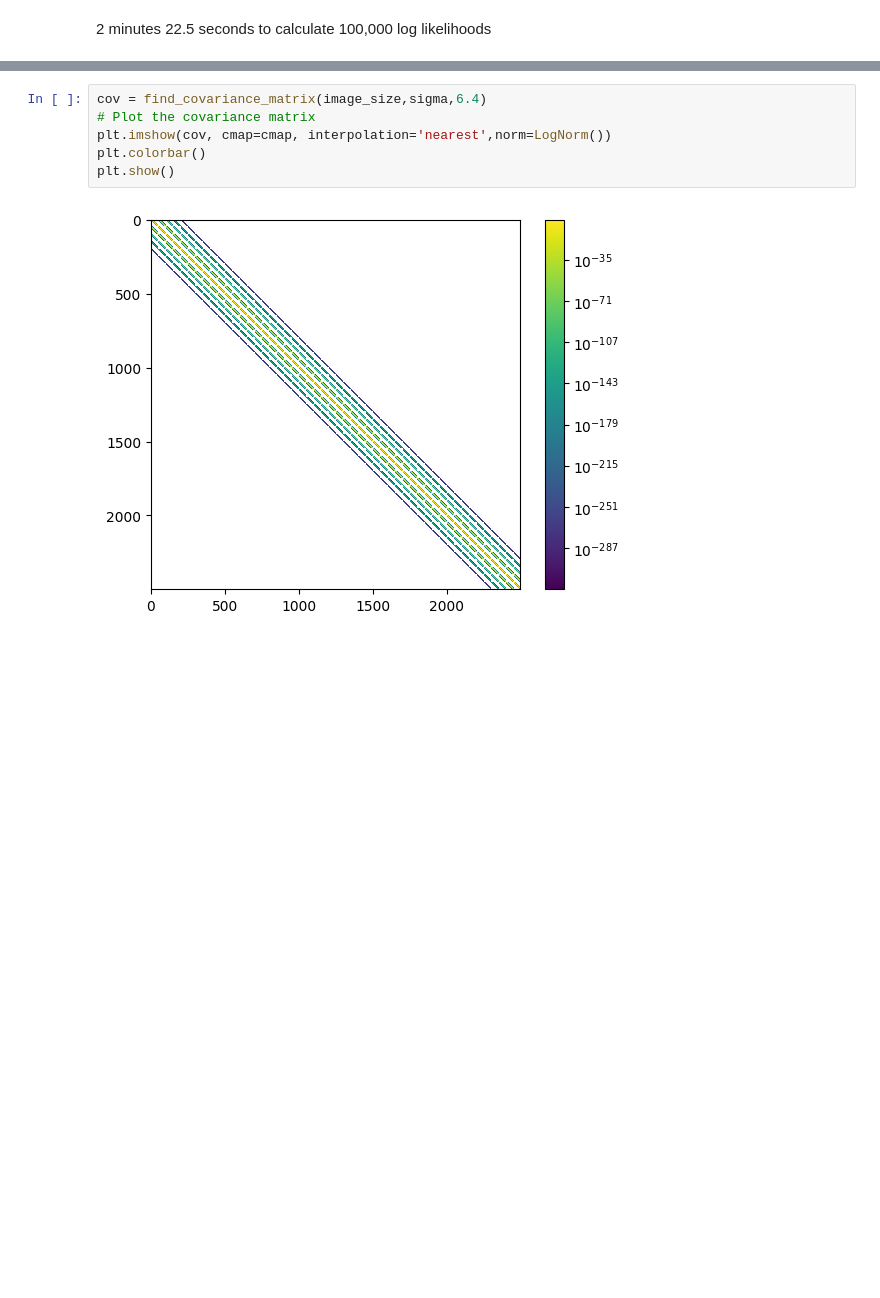
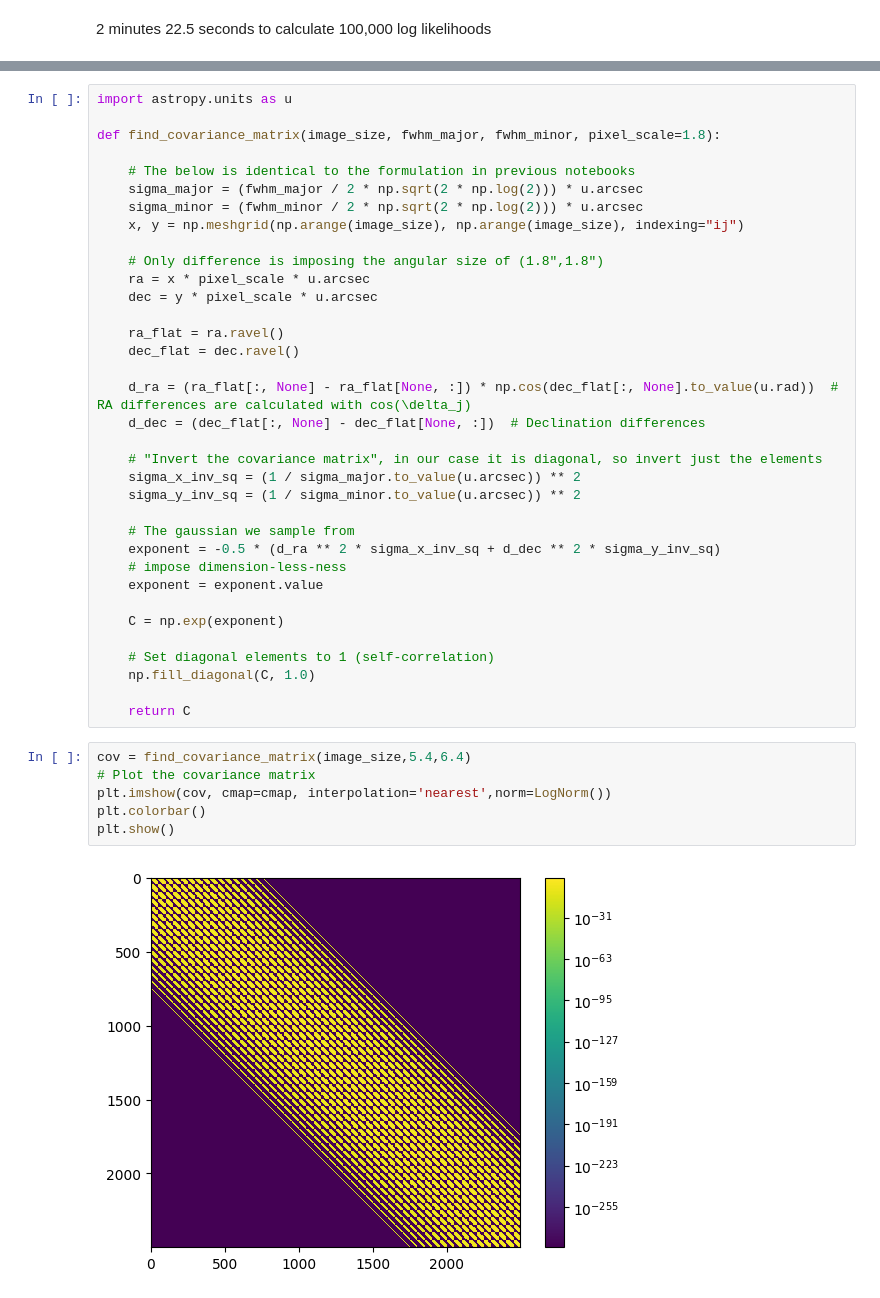
Before and after one commit to AbhishekDey03/mathematical-notebooks, a Jupyter notebook: covariance_matrix_calculations.ipynb, the cells around one changed output, grey strips where cells are left out. Cells and saved outputs as stored; diff of their text form; blank space fills up the shorter version.

Commit message:
Introduced (RA,Delta) and began probability calculations

```diff
--- a/covariance_matrix_calculations.ipynb
+++ b/covariance_matrix_calculations.ipynb
@@ -340,8 +318,43 @@ def find_covariance_matrix(image_size, fwhm_x, fwhm_y, pixel_scale=1.8):
+# %%
+import astropy.units as u
+
+def find_covariance_matrix(image_size, fwhm_major, fwhm_minor, pixel_scale=1.8):
+
+    # The below is identical to the formulation in previous notebooks
+    sigma_major = (fwhm_major / 2 * np.sqrt(2 * np.log(2))) * u.arcsec
+    sigma_minor = (fwhm_minor / 2 * np.sqrt(2 * np.log(2))) * u.arcsec
+    x, y = np.meshgrid(np.arange(image_size), np.arange(image_size), indexing="ij")
+
+    # Only difference is imposing the angular size of (1.8",1.8")
+    ra = x * pixel_scale * u.arcsec
+    dec = y * pixel_scale * u.arcsec
+
+    ra_flat = ra.ravel()
+    dec_flat = dec.ravel()
+
+    d_ra = (ra_flat[:, None] - ra_flat[None, :]) * np.cos(dec_flat[:, None].to_value(u.rad))  # RA differences are calculated with cos(\delta_j)
+    d_dec = (dec_flat[:, None] - dec_flat[None, :])  # Declination differences
+
+    # "Invert the covariance matrix", in our case it is diagonal, so invert just the elements
+    sigma_x_inv_sq = (1 / sigma_major.to_value(u.arcsec)) ** 2
+    sigma_y_inv_sq = (1 / sigma_minor.to_value(u.arcsec)) ** 2
+
+    # The gaussian we sample from
+    exponent = -0.5 * (d_ra ** 2 * sigma_x_inv_sq + d_dec ** 2 * sigma_y_inv_sq)
+    # impose dimension-less-ness
+    exponent = exponent.value
+
+    C = np.exp(exponent)
+
+    # Set diagonal elements to 1 (self-correlation)
+    np.fill_diagonal(C, 1.0)
+
+    return C
 # %%
-cov = find_covariance_matrix(image_size,sigma,6.4)
+cov = find_covariance_matrix(image_size,5.4,6.4)
 # Plot the covariance matrix
 plt.imshow(cov, cmap=cmap, interpolation='nearest',norm=LogNorm())
 plt.colorbar()
 plt.show()
 # %% [output]
-[figure, old version]
+[figure, new version]
```
Also changed, not shown: parts of 17 cells of this notebook, 2 other files.
